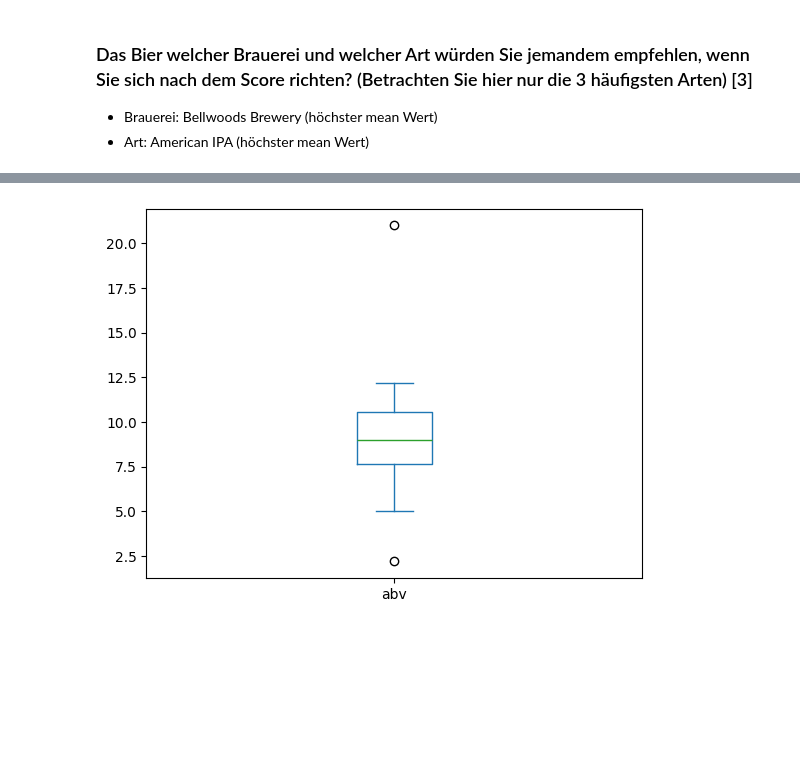
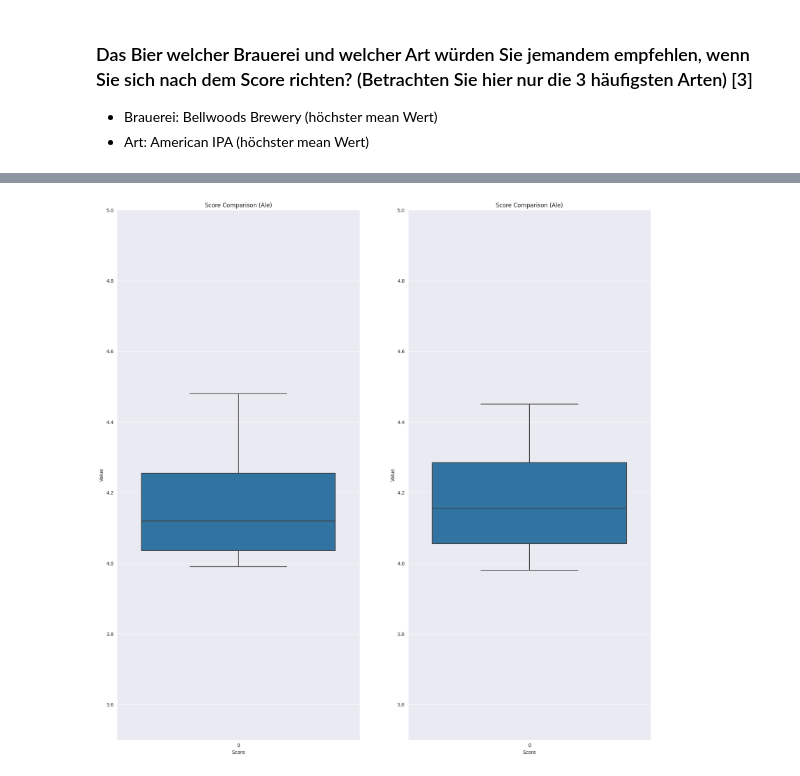
Before and after one commit to wreiner/FHJ-visdatam, a Jupyter notebook: aufg01/Aufgabe01.ipynb, the cells around one changed output, grey strips where cells are left out. Cells and saved outputs as stored; diff of their text form; code cells hidden in the pictures; blank space fills up the shorter version.

Commit message:
Change plots

```diff
--- a/aufg01/Aufgabe01.ipynb
+++ b/aufg01/Aufgabe01.ipynb
@@ -91,3 +117,8 @@ rows_styles.groupby('style')[['rank', 'score']].describe()
 | American Double / Imperial IPA | 13.0 | 63.076923 | 20.710149 | 27.0 | 51.00 | 66.0 | 76.00 | 95.0 | 13.0 | 4.116923 | 0.061831 | ... |
 | American IPA | 18.0 | 43.222222 | 29.997168 | 5.0 | 19.50 | 41.0 | 69.25 | 90.0 | 18.0 | 4.176111 | 0.111310 | ... |
 | Russian Imperial Stout | 10.0 | 47.700000 | 30.262004 | 17.0 | 25.25 | 41.0 | 57.50 | 99.0 | 10.0 | 4.169000 | 0.120227 | ... |
+# %%
+g = sns.FacetGrid(rows_styles, col='style')
+g.map(sns.histplot, 'rank')
+sns.set_style('darkgrid')
+g.add_legend()
@@ -98,14 +132,12 @@ rows_styles.groupby('style')[['rank', 'score']].describe()
 - Art: American IPA (höchster mean Wert)
 # %%
 ## Fügen Sie eine Variable ein, die anzeigt, ob es sich um ein american style beer handelt (Tipp: beerstyle). Wie siehen scores und rank in diesem Fall aus? [3]
+def is_american_style(row):
+    if row['style'].lower().find('american') == 0:
+        return "Yes"
+    return "No"
 
-for index, row in beers.iterrows():
-    new_style_value = "No"
-
-    if row['style'].lower().find('american') == 0:
-        new_style_value = "Yes"
-
-    beers.at[index, "american"] = new_style_value
+beers["american"] = beers.apply(is_american_style, axis=1)
 
 beers.tail()
 # %% [output]
@@ -136,11 +184,32 @@ beers[beers['style'].str.contains('ale', case=False)]['score'].describe(include=
 # %%
+### Score
+
+fig, ax = plt.subplots(1,2, figsize=(20,20))
+ax.flatten()
+
+ale_s = beers[beers['style'].str.contains('ale', case=False)]['score'].describe(include='all')
+sns.boxplot(data=ale_s, ax=ax[0])
+ax[0].set_xlabel("Score")
+ax[0].set_ylabel("Value")
+ax[0].set_title("Score Comparison (Ale)")
+ax[0].set_ylim([3.5, 5])
+
+stout_s = beers[beers['style'].str.contains('stout', case=False)]['score'].describe(include='all')
+sns.boxplot(data=stout_s, ax=ax[1])
+ax[1].set_xlabel("Score")
+ax[1].set_ylabel("Value")
+ax[1].set_title("Score Comparison (Ale)")
+ax[1].set_ylim([3.5, 5])
+
+plt.show()
+
 # Stout
 
 # beers[beers['style'].str.contains('stout', case=False)].describe()
 
-beers[beers['style'].str.contains('stout', case=False)]['abv'].describe(include='all').plot.box()
+# beers[beers['style'].str.contains('stout', case=False)]['abv'].describe(include='all').plot.box()
 
-stout_abv = beers[beers['style'].str.contains('stout', case=False)]['abv'].describe(include='all').loc['mean']
-stout_score = beers[beers['style'].str.contains('stout', case=False)]['score'].describe(include='all').loc['mean']
+# stout_abv = beers[beers['style'].str.contains('stout', case=False)]['abv'].describe(include='all').loc['mean']
+# stout_score = beers[beers['style'].str.contains('stout', case=False)]['score'].describe(include='all').loc['mean']
 # %% [output]
-[figure, old version]
+[figure, new version]
```
Also changed, not shown: parts of 13 cells of this notebook.
